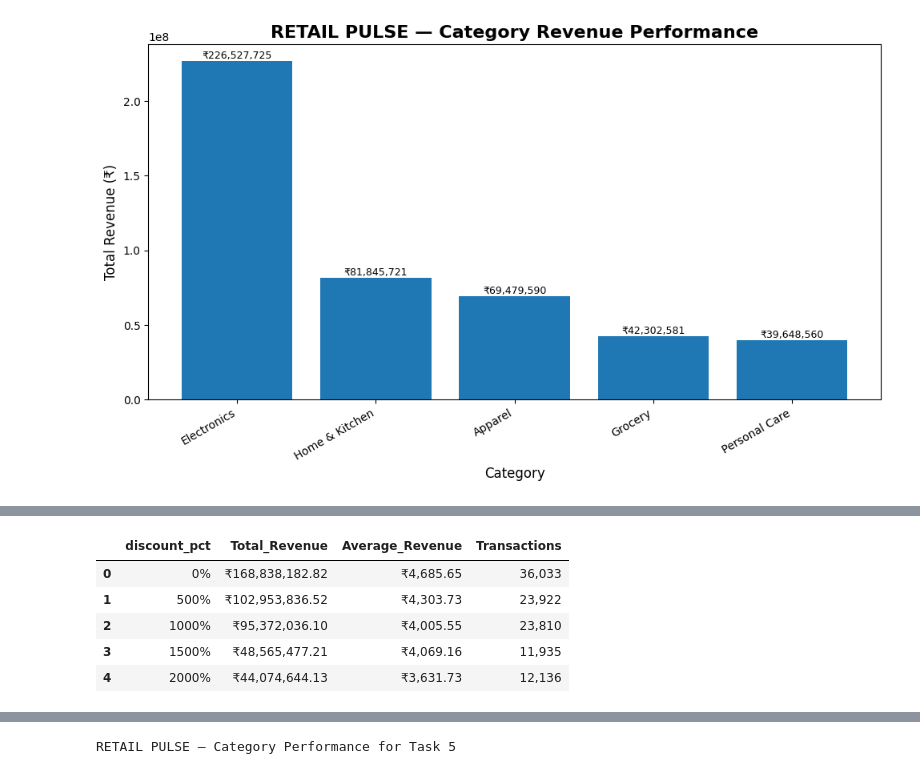
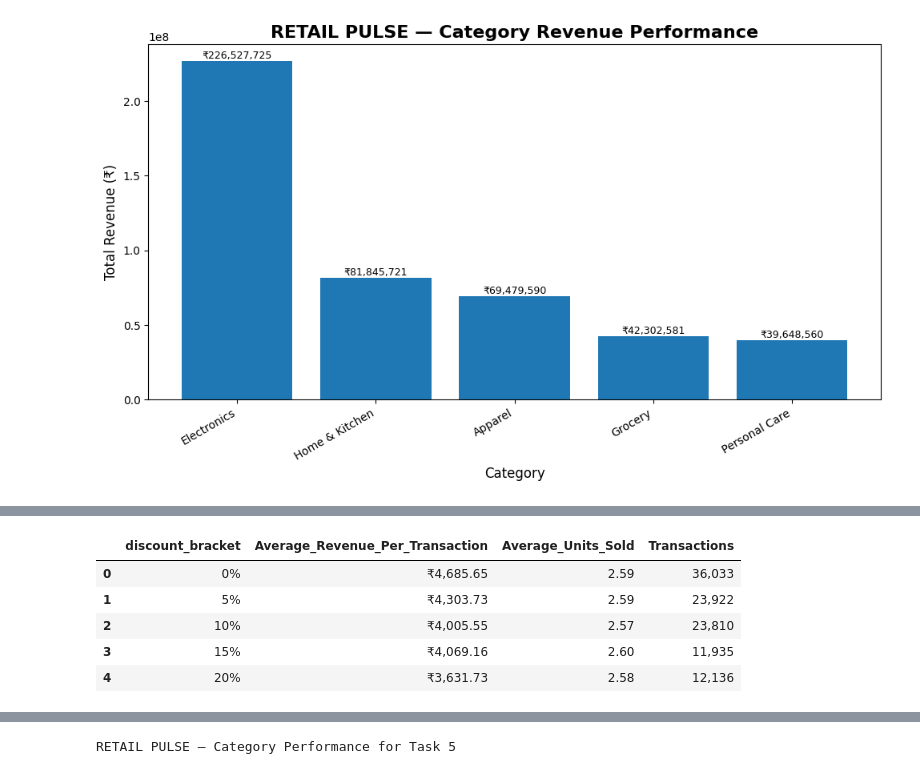
Before and after one commit to jajulagnanadeepak/calibo_project1, a Jupyter notebook: notebooks/01_RETAIL_PULSE_Data_Inspection.ipynb, the cells around one changed output, grey strips where cells are left out. Saved outputs shown, nothing was run; the diff lists cells and outputs as text; code cells hidden in the pictures.

Commit message:
Complete MUC01 analysis and update documentation

```diff
--- a/notebooks/01_RETAIL_PULSE_Data_Inspection.ipynb
+++ b/notebooks/01_RETAIL_PULSE_Data_Inspection.ipynb
@@ -711,49 +747,55 @@ plt.show()
 # %%
 # Task 4 — Discount Effectiveness
 
-discount_summary = (
-    df.groupby("discount_pct", as_index=False)
+def discount_bracket(x):
+    if x == 0:
+        return "0%"
+    elif x == 5:
+        return "5%"
+    elif x == 10:
+        return "10%"
+    elif x == 15:
+        return "15%"
+    elif x == 20:
+        return "20%"
+    else:
+        return "25%+"
+
+
+df["discount_bracket"] = df["discount_pct"].apply(discount_bracket)
+
+discount_analysis = (
+    df.groupby("discount_bracket", as_index=False)
       .agg(
-          Total_Revenue=("revenue", "sum"),
-          Average_Revenue=("revenue", "mean"),
-          Transactions=("revenue", "count")
+          Average_Revenue_Per_Transaction=("revenue", "mean"),
+          Average_Units_Sold=("units_sold", "mean"),
+          Transactions=("transaction_id", "count")
       )
-      .sort_values("discount_pct")
-      .reset_index(drop=True)
 )
 
-discount_summary.style \
+discount_order = ["0%", "5%", "10%", "15%", "20%", "25%+"]
+
+discount_analysis["discount_bracket"] = pd.Categorical(
+    discount_analysis["discount_bracket"],
+    categories=discount_order,
+    ordered=True
+)
+
+discount_analysis = (
+    discount_analysis
+    .sort_values("discount_bracket")
+    .reset_index(drop=True)
+)
+
+discount_analysis.style \
     .format({
-        "discount_pct": "{:.0%}",
-        "Total_Revenue": "₹{:,.2f}",
-        "Average_Revenue": "₹{:,.2f}",
+        "Average_Revenue_Per_Transaction": "₹{:,.2f}",
+        "Average_Units_Sold": "{:.2f}",
         "Transactions": "{:,}"
     }) \
-    .set_caption("RETAIL PULSE — Revenue Performance by Discount") \
-    .set_table_styles([
-        {
-            "selector": "caption",
-            "props": [
-                ("font-size", "16px"),
-                ("font-weight", "bold"),
-                ("text-align", "left"),
-                ("padding", "8px")
-            ]
-        },
-        {
-            "selector": "th",
-            "props": [
-                ("font-weight", "bold"),
-                ("text-align", "center"),
-                ("padding", "6px")
-            ]
-        },
-        {
-            "selector": "td",
-            "props": [
-                ("padding", "6px"),
-                ("text-align", "right")
-            ]
-        }
-    ])
+    .set_caption("RETAIL PULSE — Discount Effectiveness") \
+    .set_properties(**{
+        "text-align": "left",
+        "padding": "6px"
+    })
 # %% [output]
@@ -761,6 +803,6 @@ RETAIL PULSE — Revenue Performance by Discount
-|  | discount_pct | Total_Revenue | Average_Revenue | Transactions |
-| 0 | 0% | ₹168,838,182.82 | ₹4,685.65 | 36,033 |
-| 1 | 500% | ₹102,953,836.52 | ₹4,303.73 | 23,922 |
-| 2 | 1000% | ₹95,372,036.10 | ₹4,005.55 | 23,810 |
-| 3 | 1500% | ₹48,565,477.21 | ₹4,069.16 | 11,935 |
-| 4 | 2000% | ₹44,074,644.13 | ₹3,631.73 | 12,136 |
+|  | discount_bracket | Average_Revenue_Per_Transaction | Average_Units_Sold | Transactions |
+| 0 | 0% | ₹4,685.65 | 2.59 | 36,033 |
+| 1 | 5% | ₹4,303.73 | 2.59 | 23,922 |
+| 2 | 10% | ₹4,005.55 | 2.57 | 23,810 |
+| 3 | 15% | ₹4,069.16 | 2.60 | 11,935 |
+| 4 | 20% | ₹3,631.73 | 2.58 | 12,136 |
```
Also changed, not shown: parts of 68 cells of this notebook, 2 other files.
